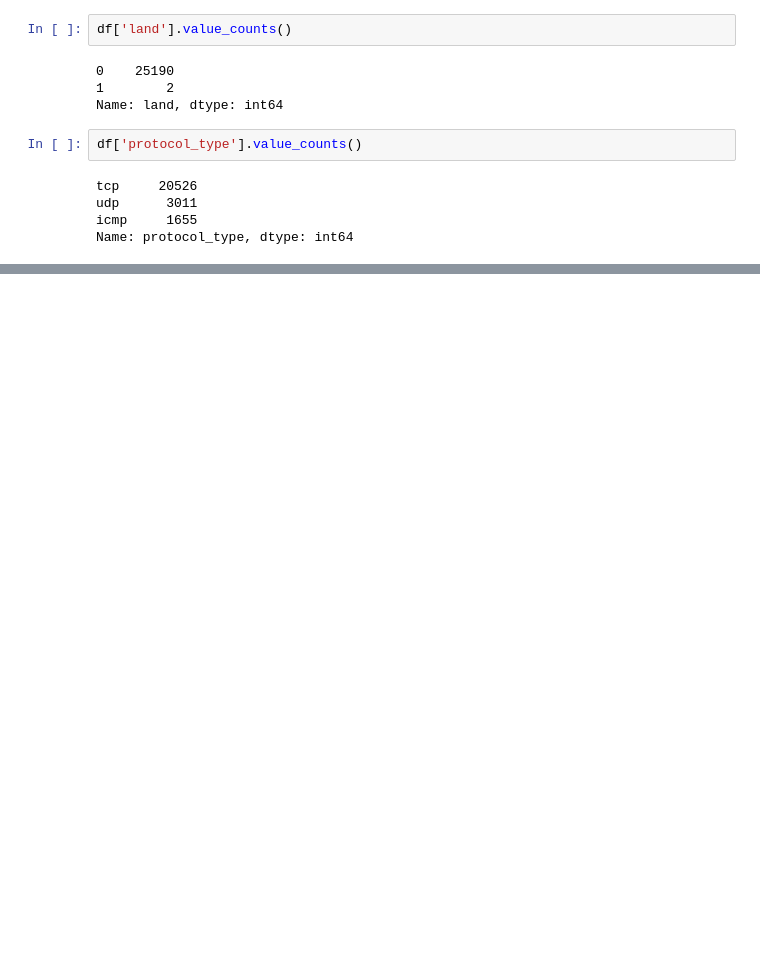
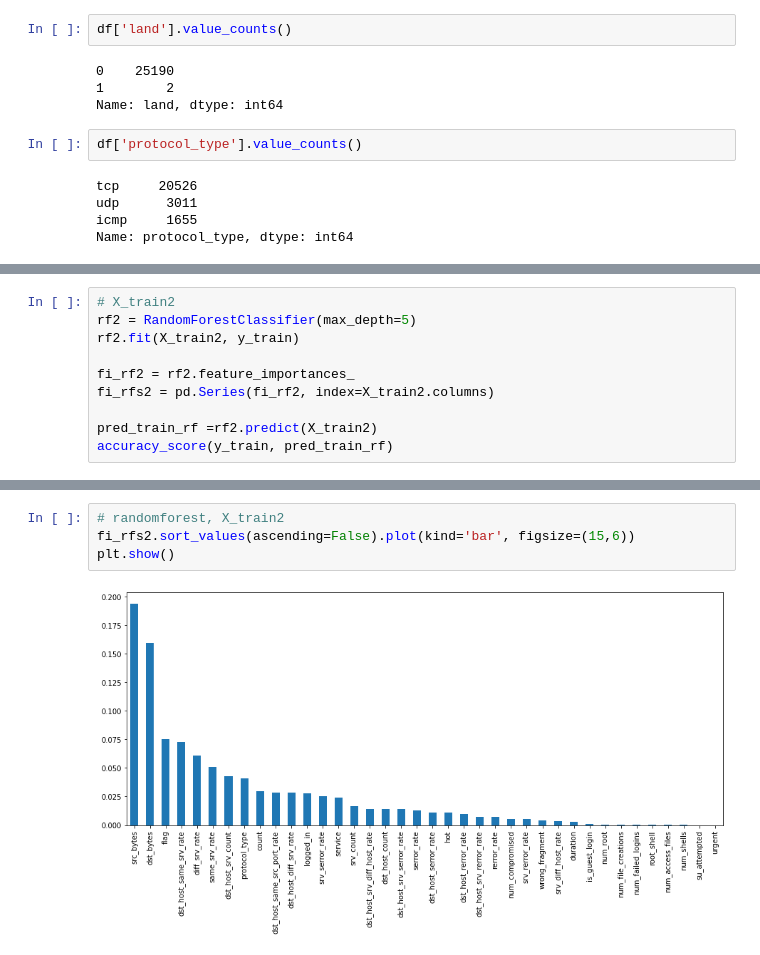
Before and after one commit to mein0121/Intrusion-Detection, a Jupyter notebook: 신영일/Intrusion Detection.ipynb, the cells around one changed output, grey strips where cells are left out. Cells and saved outputs as stored; diff of their text form; blank space fills up the shorter version.

```diff
--- a/신영일/Intrusion Detection.ipynb
+++ b/신영일/Intrusion Detection.ipynb
@@ -270,0 +572,10 @@ Name: protocol_type, dtype: int64
+# %%
+# X_train2
+rf2 = RandomForestClassifier(max_depth=5)
+rf2.fit(X_train2, y_train)
+
+fi_rf2 = rf2.feature_importances_
+fi_rfs2 = pd.Series(fi_rf2, index=X_train2.columns)
+
+pred_train_rf =rf2.predict(X_train2)
+accuracy_score(y_train, pred_train_rf)
@@ -270,0 +668,6 @@ Name: protocol_type, dtype: int64
+# %%
+# randomforest, X_train2
+fi_rfs2.sort_values(ascending=False).plot(kind='bar', figsize=(15,6))
+plt.show()
+# %% [output]
+[figure, added]
```
Also changed, not shown: parts of 63 cells of this notebook.
